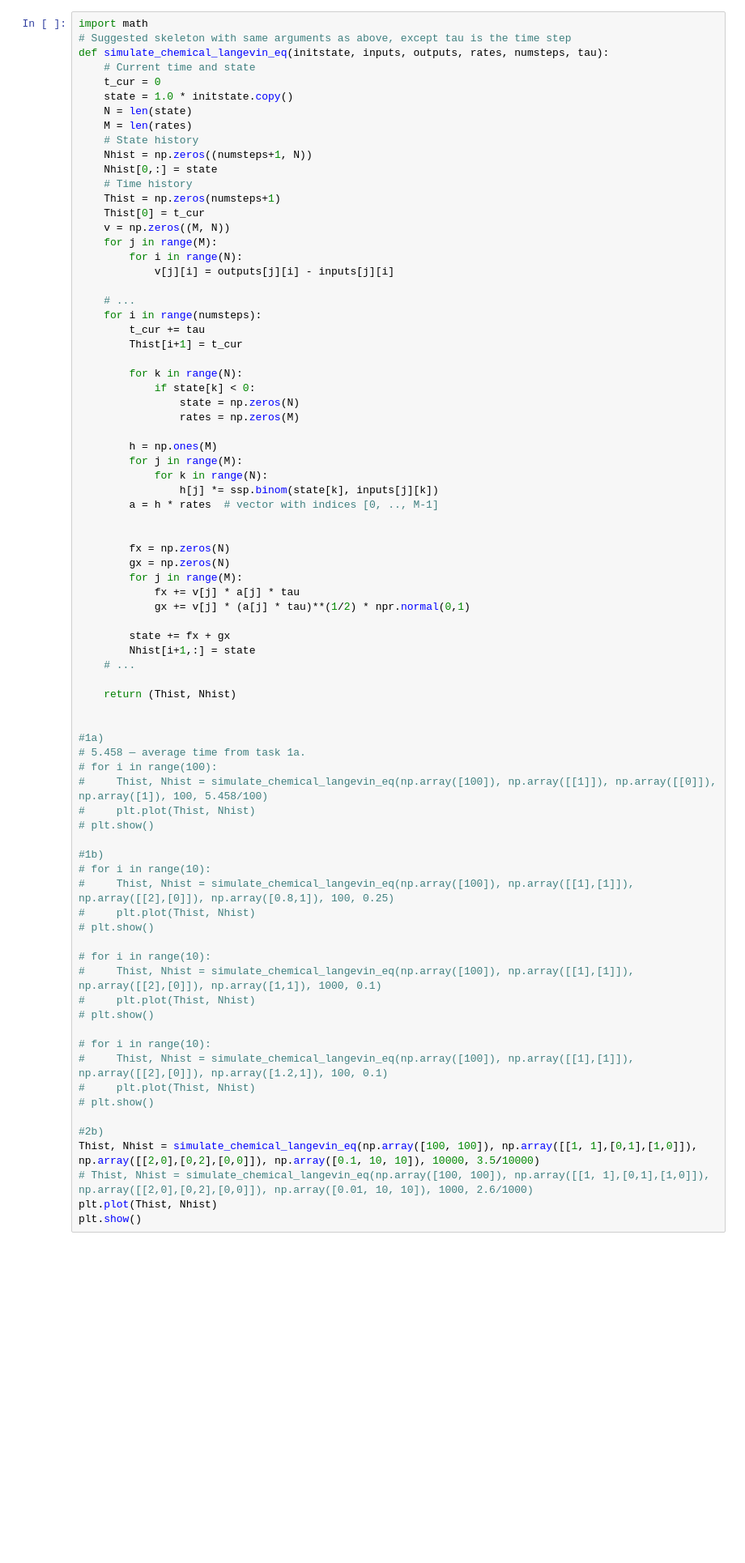
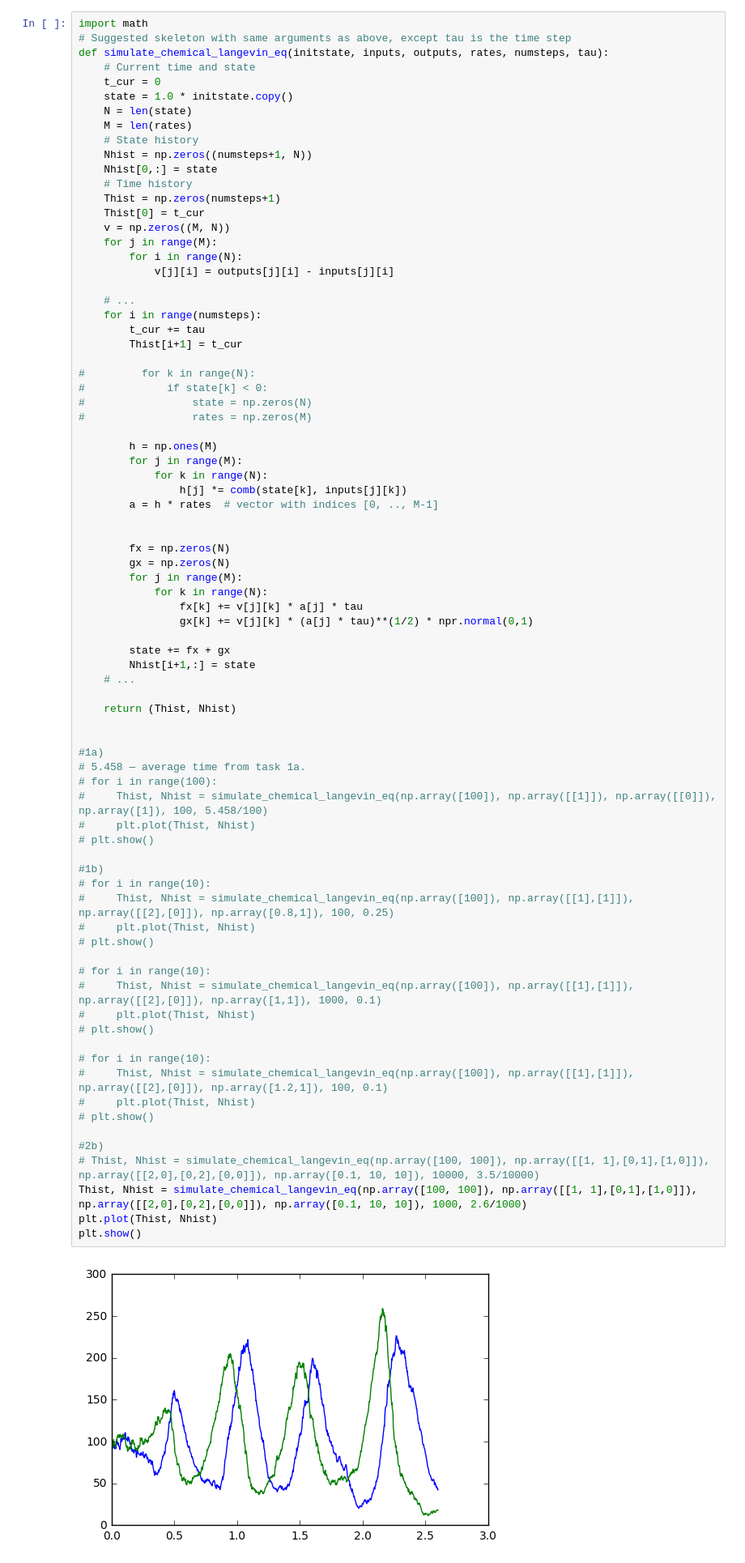
Before and after one commit to belochka/Bioinf, a Jupyter notebook: DynamicNetworkSimulation.ipynb, the cells around one changed output. Shown at 81% size. Cells and saved outputs as stored; diff of their text form; blank space fills up the shorter version.

```diff
--- a/DynamicNetworkSimulation.ipynb
+++ b/DynamicNetworkSimulation.ipynb
@@ -595,23 +596,24 @@ def simulate_chemical_langevin_eq(initstate, inputs, outputs, rates, numsteps, t
         t_cur += tau
         Thist[i+1] = t_cur
 
-        for k in range(N):
-            if state[k] < 0:
-                state = np.zeros(N)
-                rates = np.zeros(M)
+#         for k in range(N):
+#             if state[k] < 0:
+#                 state = np.zeros(N)
+#                 rates = np.zeros(M)
 
         h = np.ones(M)
         for j in range(M):
             for k in range(N):
-                h[j] *= ssp.binom(state[k], inputs[j][k])
+                h[j] *= comb(state[k], inputs[j][k])
         a = h * rates  # vector with indices [0, .., M-1]
 
 
         fx = np.zeros(N)
         gx = np.zeros(N)
         for j in range(M):
-            fx += v[j] * a[j] * tau
-            gx += v[j] * (a[j] * tau)**(1/2) * npr.normal(0,1)
+            for k in range(N):
+                fx[k] += v[j][k] * a[j] * tau
+                gx[k] += v[j][k] * (a[j] * tau)**(1/2) * npr.normal(0,1)
 
         state += fx + gx
         Nhist[i+1,:] = state
@@ -619,35 +621,37 @@ def simulate_chemical_langevin_eq(initstate, inputs, outputs, rates, numsteps, t
 
     return (Thist, Nhist)
 
 
 #1a)
 # 5.458 — average time from task 1a.
 # for i in range(100):
 #     Thist, Nhist = simulate_chemical_langevin_eq(np.array([100]), np.array([[1]]), np.array([[0]]), np.array([1]), 100, 5.458/100)
 #     plt.plot(Thist, Nhist)
 # plt.show()
 
 #1b)
 # for i in range(10):
 #     Thist, Nhist = simulate_chemical_langevin_eq(np.array([100]), np.array([[1],[1]]), np.array([[2],[0]]), np.array([0.8,1]), 100, 0.25)
 #     plt.plot(Thist, Nhist)
 # plt.show()
 
 # for i in range(10):
 #     Thist, Nhist = simulate_chemical_langevin_eq(np.array([100]), np.array([[1],[1]]), np.array([[2],[0]]), np.array([1,1]), 1000, 0.1)
 #     plt.plot(Thist, Nhist)
 # plt.show()
 
 # for i in range(10):
 #     Thist, Nhist = simulate_chemical_langevin_eq(np.array([100]), np.array([[1],[1]]), np.array([[2],[0]]), np.array([1.2,1]), 100, 0.1)
 #     plt.plot(Thist, Nhist)
 # plt.show()
 
 #2b)
-Thist, Nhist = simulate_chemical_langevin_eq(np.array([100, 100]), np.array([[1, 1],[0,1],[1,0]]), np.array([[2,0],[0,2],[0,0]]), np.array([0.1, 10, 10]), 10000, 3.5/10000)
-# Thist, Nhist = simulate_chemical_langevin_eq(np.array([100, 100]), np.array([[1, 1],[0,1],[1,0]]), np.array([[2,0],[0,2],[0,0]]), np.array([0.01, 10, 10]), 1000, 2.6/1000)
+# Thist, Nhist = simulate_chemical_langevin_eq(np.array([100, 100]), np.array([[1, 1],[0,1],[1,0]]), np.array([[2,0],[0,2],[0,0]]), np.array([0.1, 10, 10]), 10000, 3.5/10000)
+Thist, Nhist = simulate_chemical_langevin_eq(np.array([100, 100]), np.array([[1, 1],[0,1],[1,0]]), np.array([[2,0],[0,2],[0,0]]), np.array([0.1, 10, 10]), 1000, 2.6/1000)
 plt.plot(Thist, Nhist)
 plt.show()
+# %% [output]
+[figure, added]
 # %% [markdown]
 ## Task 4: Simulating a system of repression of expression (2 points)
 # %% [markdown]
```
Also changed, not shown: parts of 4 cells of this notebook.
